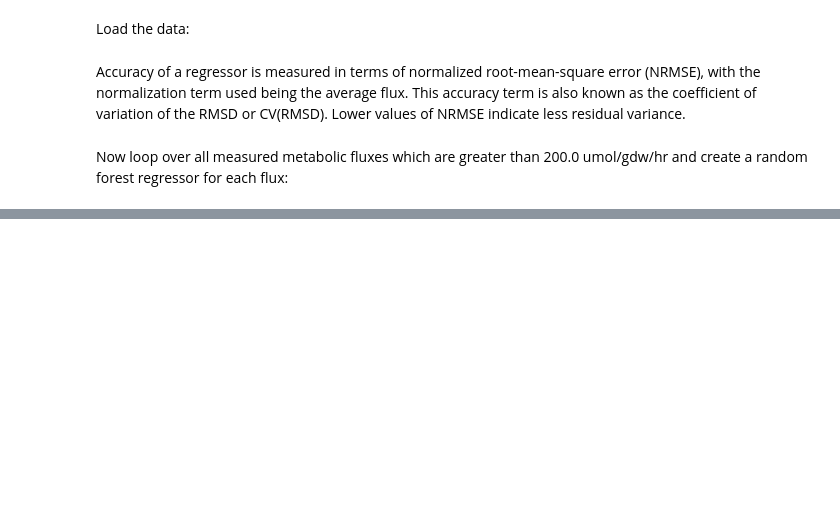
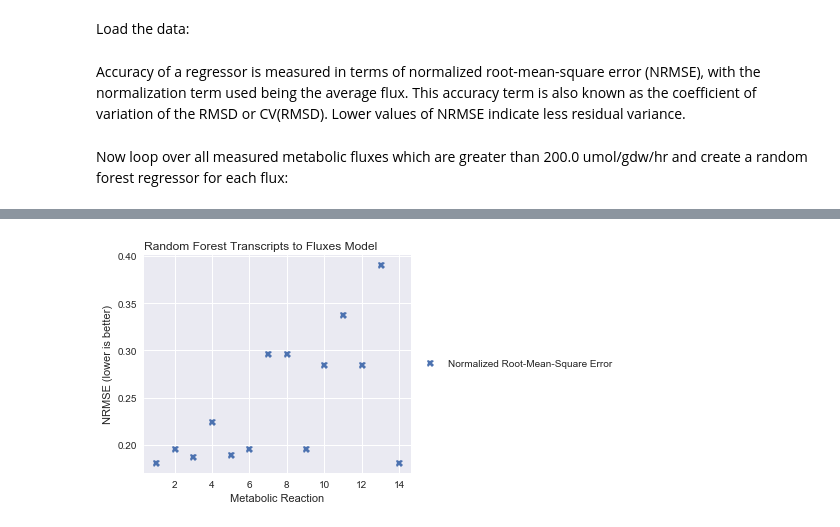
Before and after one commit to LBLQMM/RhodococcusGSM, a Jupyter notebook: notebooks/random-forest-regressor-t2f.ipynb, the cells around one changed output, grey strips where cells are left out. Cells and saved outputs as stored; diff of their text form; code cells hidden in the pictures; blank space fills up the shorter version.

```diff
--- a/notebooks/random-forest-regressor-t2f.ipynb
+++ b/notebooks/random-forest-regressor-t2f.ipynb
@@ -137,25 +155,28 @@ Predicted flux for reaction 1390 in Strain 1 is 420.849653699 while measured flu
 # %%
 my_range=range(1,len(flux_measured)+1)
 
 fig = plt.figure()
 ax = plt.subplot(111)
 
 # Shrink current axis by 20%
 box = ax.get_position()
 ax.set_position([box.x0, box.y0, box.width * 0.8, box.height])
 
 
 import seaborn as sns
-ax.plot(my_range, flux_predicted_NRMSE,  "X",label='RF model NRMSE')
+ax.plot(my_range, flux_predicted_NRMSE,  "X",label='Normalized Root-Mean-Square Error')
 
 ax.set_title("Random Forest Transcripts to Fluxes Model", loc='left')
 ax.set_xlabel('Metabolic Reaction')
-ax.set_ylabel('NRMSE (lower is better)]')
+ax.set_ylabel('NRMSE (lower is better)')
 
 # Put a legend to the right of the current axis
 ax.legend(loc='center left', bbox_to_anchor=(1, 0.5))
 
-plt.show()
+#plt.show()
+plt.savefig("nrmse.pdf")
+# %% [output]
+[figure, added]
 # %%
 #plot histogram of error for biomass, i.e. the last trained regressor is on biomass
 sns.distplot(y_err)
```
Also changed, not shown: parts of 5 cells of this notebook, 17 other files.
